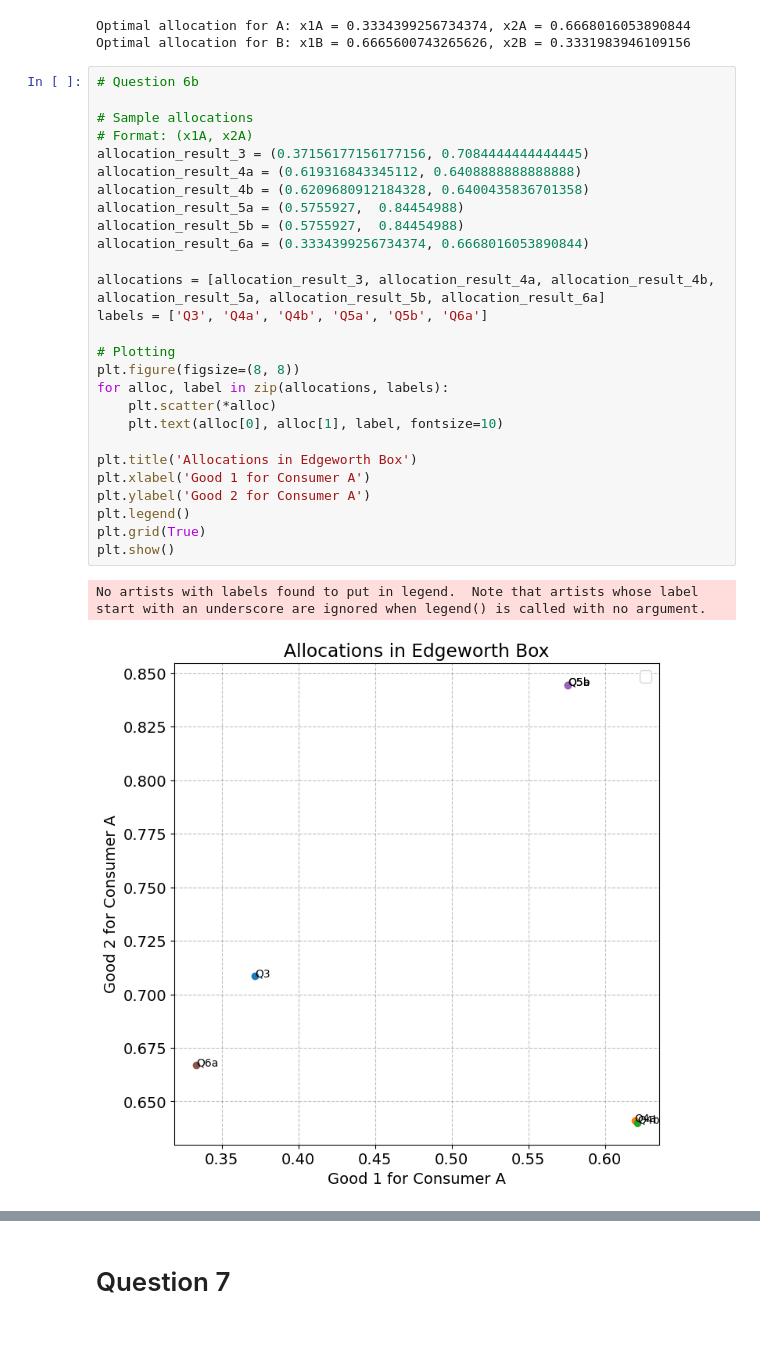
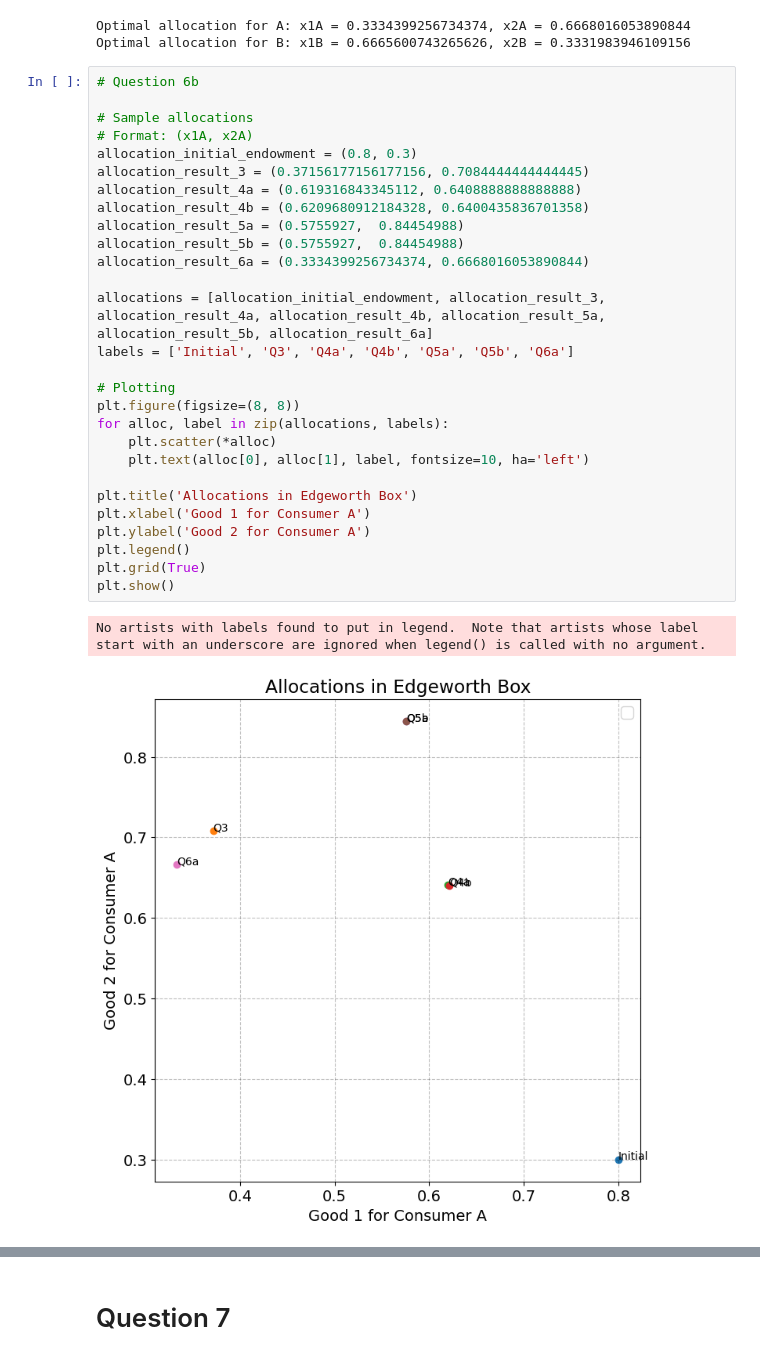
Before and after one commit to NumEconCopenhagen/projects-2024-thomas-lucas-jacob, a Jupyter notebook: inauguralproject/inauguralproject.ipynb, the cells around one changed output, grey strips where cells are left out. Cells and saved outputs as stored; diff of their text form.

```diff
--- a/inauguralproject/inauguralproject.ipynb
+++ b/inauguralproject/inauguralproject.ipynb
@@ -361,30 +361,31 @@ Optimal allocation for B: x1B = 0.6665600743265626, x2B = 0.3331983946109156
 # %%
 # Question 6b
 
 # Sample allocations
 # Format: (x1A, x2A)
+allocation_initial_endowment = (0.8, 0.3)
 allocation_result_3 = (0.37156177156177156, 0.7084444444444445)
 allocation_result_4a = (0.619316843345112, 0.6408888888888888)
 allocation_result_4b = (0.6209680912184328, 0.6400435836701358)
 allocation_result_5a = (0.5755927,  0.84454988)
 allocation_result_5b = (0.5755927,  0.84454988)
 allocation_result_6a = (0.3334399256734374, 0.6668016053890844)
 
-allocations = [allocation_result_3, allocation_result_4a, allocation_result_4b, allocation_result_5a, allocation_result_5b, allocation_result_6a]
-labels = ['Q3', 'Q4a', 'Q4b', 'Q5a', 'Q5b', 'Q6a']
+allocations = [allocation_initial_endowment, allocation_result_3, allocation_result_4a, allocation_result_4b, allocation_result_5a, allocation_result_5b, allocation_result_6a]
+labels = ['Initial', 'Q3', 'Q4a', 'Q4b', 'Q5a', 'Q5b', 'Q6a']
 
 # Plotting
 plt.figure(figsize=(8, 8))
 for alloc, label in zip(allocations, labels):
     plt.scatter(*alloc)
-    plt.text(alloc[0], alloc[1], label, fontsize=10)
+    plt.text(alloc[0], alloc[1], label, fontsize=10, ha='left')
 
 plt.title('Allocations in Edgeworth Box')
 plt.xlabel('Good 1 for Consumer A')
 plt.ylabel('Good 2 for Consumer A')
 plt.legend()
 plt.grid(True)
 plt.show()
 # %% [output]
 No artists with labels found to put in legend.  Note that artists whose label start with an underscore are ignored when legend() is called with no argument.
-[figure, old version]
+[figure, new version]
```
Also changed, not shown: parts of 3 cells of this notebook.
